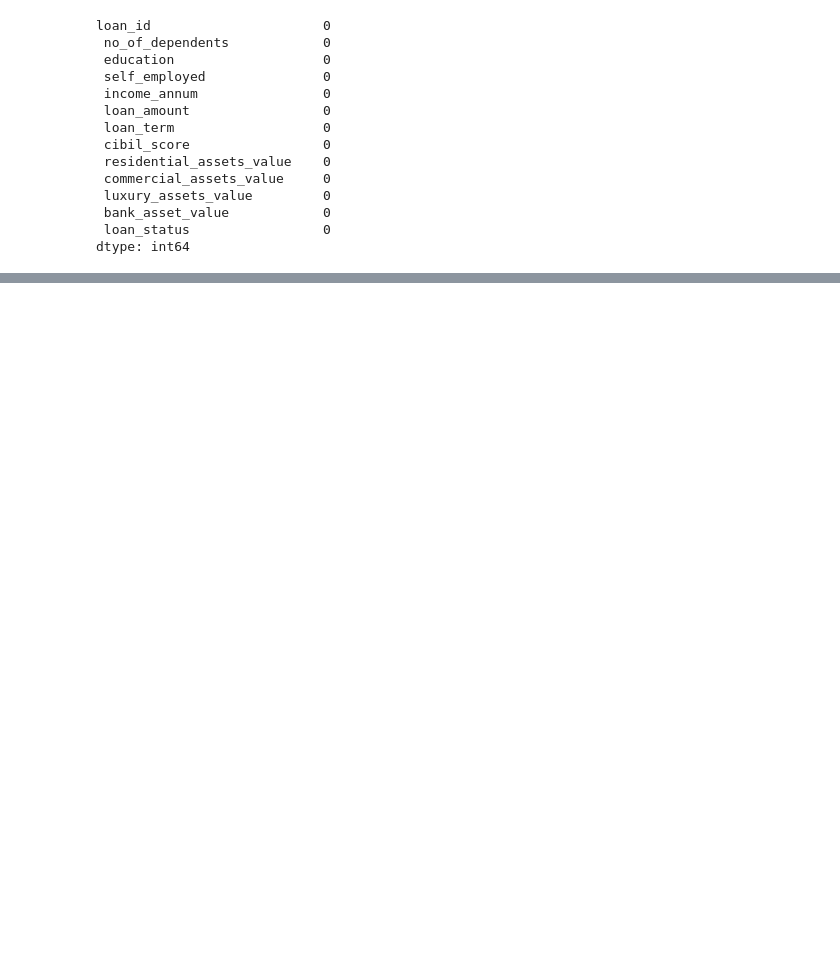
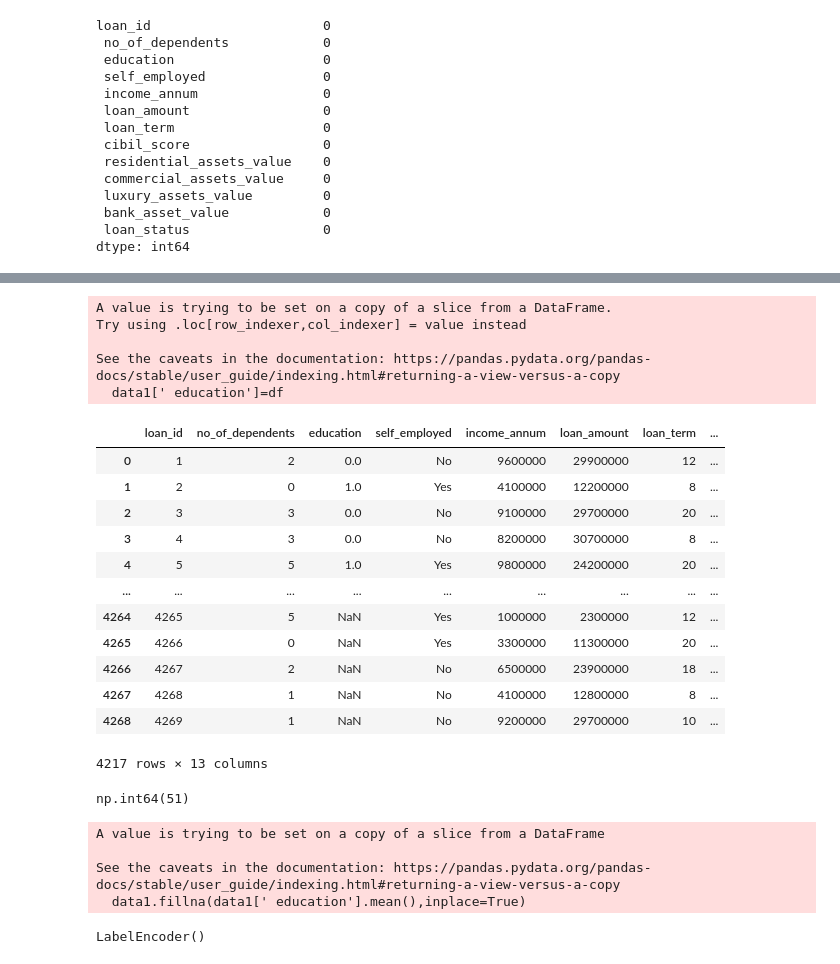
Before and after one commit to HammadAli08/UnSupervied-Learning, a Jupyter notebook: Loan Prediction.ipynb, the cells around one changed output, grey strips where cells are left out. Saved outputs shown, nothing was run; the diff lists cells and outputs as text; code cells hidden in the pictures; blank space fills up the shorter version.

```diff
--- a/Loan Prediction.ipynb
+++ b/Loan Prediction.ipynb
@@ -3,7 +3,7 @@ import pandas as pd
 import matplotlib.pyplot as plt
 import seaborn as sns
 # %%
-data=pd.read_csv("/home/hammadali08/Vidoes/CSV file/Loan_Approval_Dataset.csv")
+data=pd.read_csv("loan_approval_dataset.csv")
 # %%
 data
 # %% [output]
@@ -122,0 +157,4 @@ from sklearn
+# %%
+lbl=LabelEncoder()
+# %%
+lbl.fit(data1[[' education']])
@@ -122,0 +163,3 @@ from sklearn
+# %%
+df=pd.DataFrame(lbl.transform(data1[[' education']]))
+df
@@ -122,0 +180,37 @@ from sklearn
+# %%
+data1[' education']=df
+data1
+# %% [output]
+A value is trying to be set on a copy of a slice from a DataFrame.
+Try using .loc[row_indexer,col_indexer] = value instead
+
+See the caveats in the documentation: https://pandas.pydata.org/pandas-docs/stable/user_guide/indexing.html#returning-a-view-versus-a-copy
+  data1[' education']=df
+|  | loan_id | no_of_dependents | education | self_employed | income_annum | loan_amount | loan_term | ... |
+| 0 | 1 | 2 | 0.0 | No | 9600000 | 29900000 | 12 | ... |
+| 1 | 2 | 0 | 1.0 | Yes | 4100000 | 12200000 | 8 | ... |
+| 2 | 3 | 3 | 0.0 | No | 9100000 | 29700000 | 20 | ... |
+| 3 | 4 | 3 | 0.0 | No | 8200000 | 30700000 | 8 | ... |
+| 4 | 5 | 5 | 1.0 | Yes | 9800000 | 24200000 | 20 | ... |
+| ... | ... | ... | ... | ... | ... | ... | ... | ... |
+| 4264 | 4265 | 5 | NaN | Yes | 1000000 | 2300000 | 12 | ... |
+| 4265 | 4266 | 0 | NaN | Yes | 3300000 | 11300000 | 20 | ... |
+| 4266 | 4267 | 2 | NaN | No | 6500000 | 23900000 | 18 | ... |
+| 4267 | 4268 | 1 | NaN | No | 4100000 | 12800000 | 8 | ... |
+| 4268 | 4269 | 1 | NaN | No | 9200000 | 29700000 | 10 | ... |
+4217 rows × 13 columns
+# %%
+data1[' education'].isnull().sum()
+# %% [output]
+np.int64(51)
+# %%
+data1.fillna(data1[' education'].mean(),inplace=True)
+# %% [output]
+A value is trying to be set on a copy of a slice from a DataFrame
+
+See the caveats in the documentation: https://pandas.pydata.org/pandas-docs/stable/user_guide/indexing.html#returning-a-view-versus-a-copy
+  data1.fillna(data1[' education'].mean(),inplace=True)
+# %%
+lbl.fit(data1[[' self_employed']])
+# %% [output]
+LabelEncoder()
```
Also changed, not shown: parts of 37 cells of this notebook.
